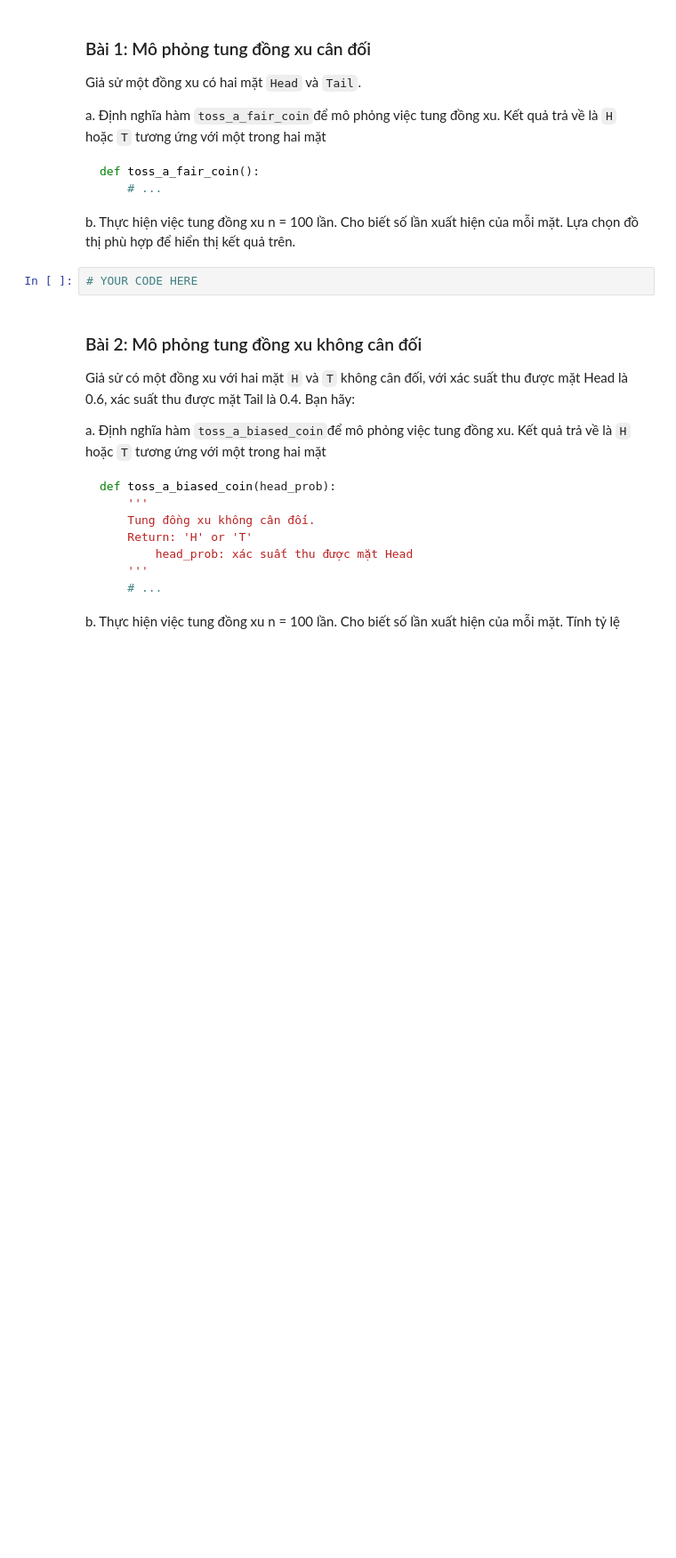
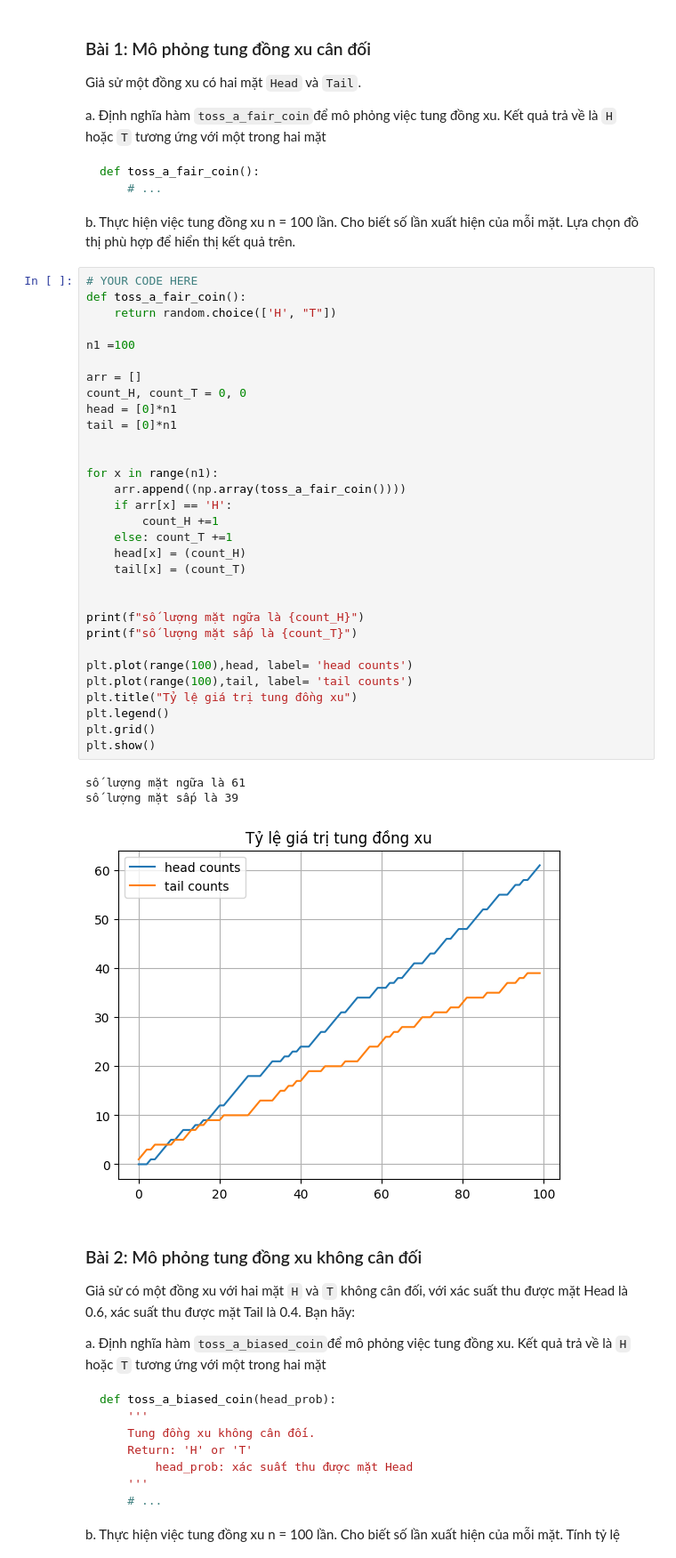
Before and after one commit to ur77ec17235/Computer-statistics_and_applications, a Jupyter notebook: labs/tkud_lab03_simulation-and-data.ipynb, the cells around one changed output. Shown at 89% size. Drawn from its saved outputs; the diff is of its cells as text; blank space fills up the shorter version.

````diff
--- a/labs/tkud_lab03_simulation-and-data.ipynb
+++ b/labs/tkud_lab03_simulation-and-data.ipynb
@@ -22,8 +32,41 @@ def toss_a_fair_coin():
 ```
 
 b. Thực hiện việc tung đồng xu n = 100 lần. Cho biết số lần xuất hiện của mỗi mặt. Lựa chọn đồ thị phù hợp để hiển thị kết quả trên.
-# %%
-# YOUR CODE HERE
+# %%
+# YOUR CODE HERE
+def toss_a_fair_coin():
+    return random.choice(['H', "T"])
+
+n1 =100
+
+arr = []
+count_H, count_T = 0, 0
+head = [0]*n1
+tail = [0]*n1
+
+
+for x in range(n1):
+    arr.append((np.array(toss_a_fair_coin())))
+    if arr[x] == 'H':
+        count_H +=1
+    else: count_T +=1
+    head[x] = (count_H)
+    tail[x] = (count_T)
+
+
+print(f"số lượng mặt ngữa là {count_H}")
+print(f"số lượng mặt sấp là {count_T}")
+
+plt.plot(range(100),head, label= 'head counts')
+plt.plot(range(100),tail, label= 'tail counts')
+plt.title("Tỷ lệ giá trị tung đồng xu")
+plt.legend()
+plt.grid()
+plt.show()
+# %% [output]
+số lượng mặt ngữa là 61
+số lượng mặt sấp là 39
+[figure, added]
 # %% [markdown]
 ### Bài 2: Mô phỏng tung đồng xu không cân đối
 
````
Also changed, not shown: parts of 29 cells of this notebook, 2 other files.
